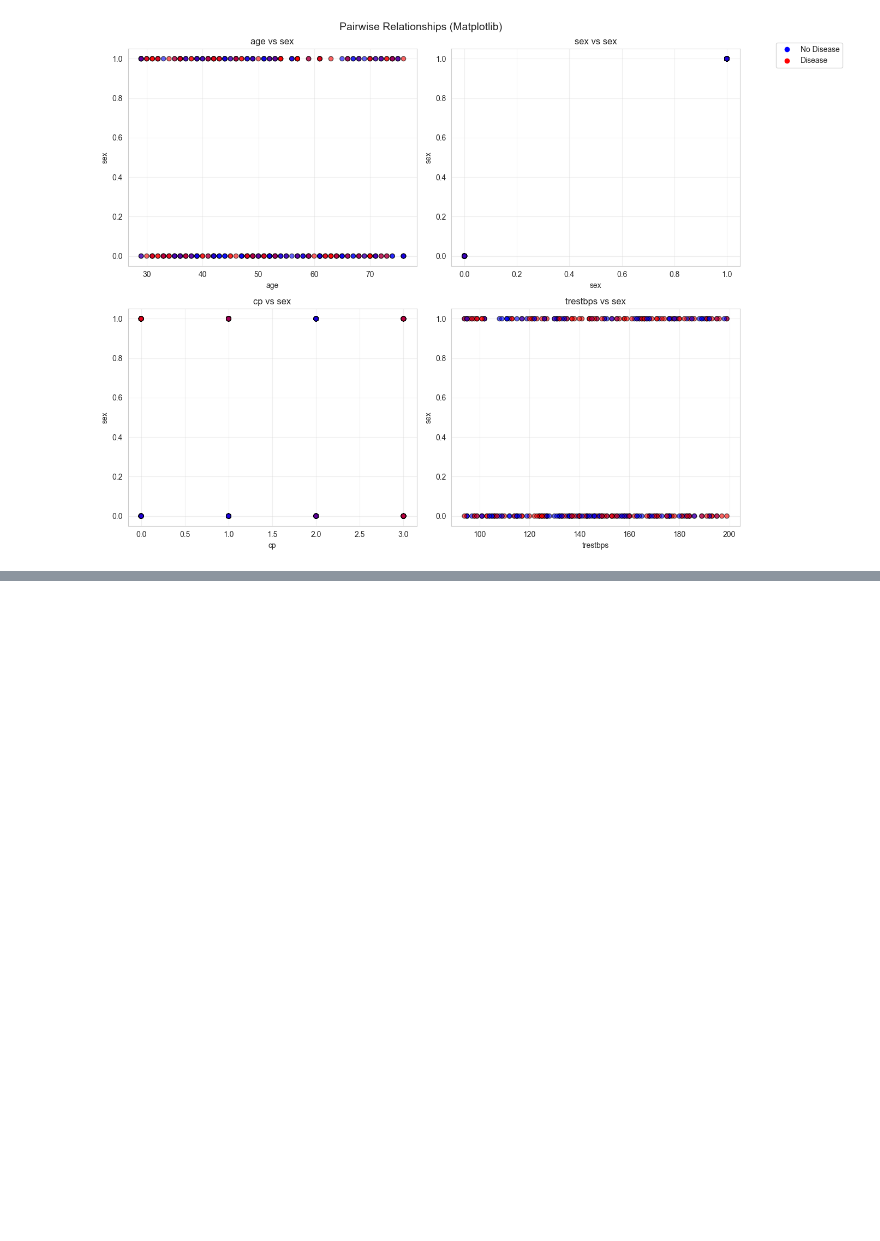
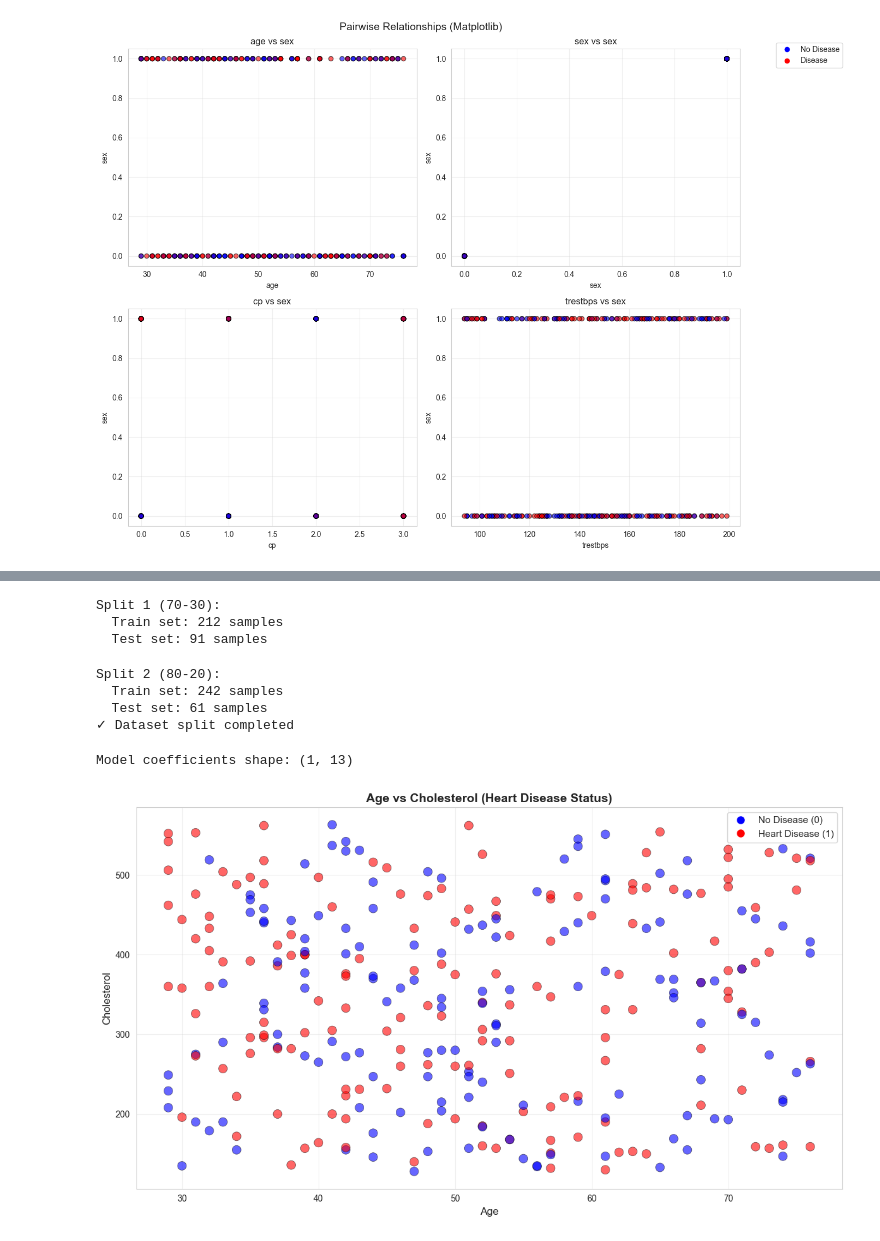
Before and after one commit to Priyansh8088/ML, a Jupyter notebook: learn.ipynb, the cells around one changed output, grey strips where cells are left out. Drawn from its saved outputs; the diff is of its cells as text; code cells hidden in the pictures; blank space fills up the shorter version.

```diff
--- a/learn.ipynb
+++ b/learn.ipynb
@@ -67,3 +67,17 @@ plt.savefig('pairplot_matplotlib.png', dpi=100, bbox_inches='tight')
 plt.show()
 # %% [output]
 [figure]
+# %%
+missing_values = df.isnull().sum()
+print(f"Missing values:\n{missing_values}\n")
+
+if missing_values.sum() > 0:
+    print("→ Replacing missing values with median...")
+    for column in df.columns[:-1]:  # Exclude target
+        if df[column].isnull().sum() > 0:
+            median_value = df[column].median()
+            df[column].fillna(median_value, inplace=True)
+            print(f"  Column '{column}': filled with median {median_value}")
+    print("✓ Missing values replaced\n")
+else:
+    print("✓ No missing values found in dataset\n")
@@ -69,0 +122,56 @@ plt.show()
+# %%
+X_train_70, X_test_30, y_train_70, y_test_30 = train_test_split(
+    X_scaled, y, test_size=0.30, random_state=42, stratify=y
+)
+print(f"Split 1 (70-30):")
+print(f"  Train set: {X_train_70.shape[0]} samples")
+print(f"  Test set: {X_test_30.shape[0]} samples\n")
+# %% [output]
+Split 1 (70-30):
+  Train set: 212 samples
+  Test set: 91 samples
+# %%
+X_train_80, X_test_20, y_train_80, y_test_20 = train_test_split(
+    X_scaled, y, test_size=0.20, random_state=42, stratify=y
+)
+print(f"Split 2 (80-20):")
+print(f"  Train set: {X_train_80.shape[0]} samples")
+print(f"  Test set: {X_test_20.shape[0]} samples")
+print("✓ Dataset split completed\n")
+# %% [output]
+Split 2 (80-20):
+  Train set: 242 samples
+  Test set: 61 samples
+✓ Dataset split completed
+# %%
+lr_model_70 = LogisticRegression(max_iter=1000, random_state=42)
+lr_model_70.fit(X_train_70, y_train_70)
+y_pred_70 = lr_model_70.predict(X_test_30)
+print(f"Model coefficients shape: {lr_model_70.coef_.shape}\n")
+# %% [output]
+Model coefficients shape: (1, 13)
+# %%
+X_original = df.iloc[:, :-1]
+y_original = df.iloc[:, -1]
+
+plt.figure(figsize=(12, 7))
+colors = y_original.map({0: 'blue', 1: 'red'})
+scatter = plt.scatter(X_original['age'], X_original['chol'],
+                      c=colors, alpha=0.6, s=100, edgecolors='black', linewidth=0.5)
+
+plt.xlabel('Age', fontsize=12)
+plt.ylabel('Cholesterol', fontsize=12)
+plt.title('Age vs Cholesterol (Heart Disease Status)', fontsize=14, fontweight='bold')
+plt.grid(True, alpha=0.3)
+
+handles = [plt.Line2D([0], [0], marker='o', color='w', markerfacecolor='blue',
+                      markersize=10, label='No Disease (0)'),
+           plt.Line2D([0], [0], marker='o', color='w', markerfacecolor='red',
+                      markersize=10, label='Heart Disease (1)')]
+plt.legend(handles=handles, fontsize=11, loc='upper right')
+
+plt.tight_layout()
+plt.savefig('age_vs_cholesterol.png', dpi=100, bbox_inches='tight')
+plt.show()
+# %% [output]
+[figure, added]
```
Also changed, not shown: parts of 2 cells of this notebook, 2 other files.
